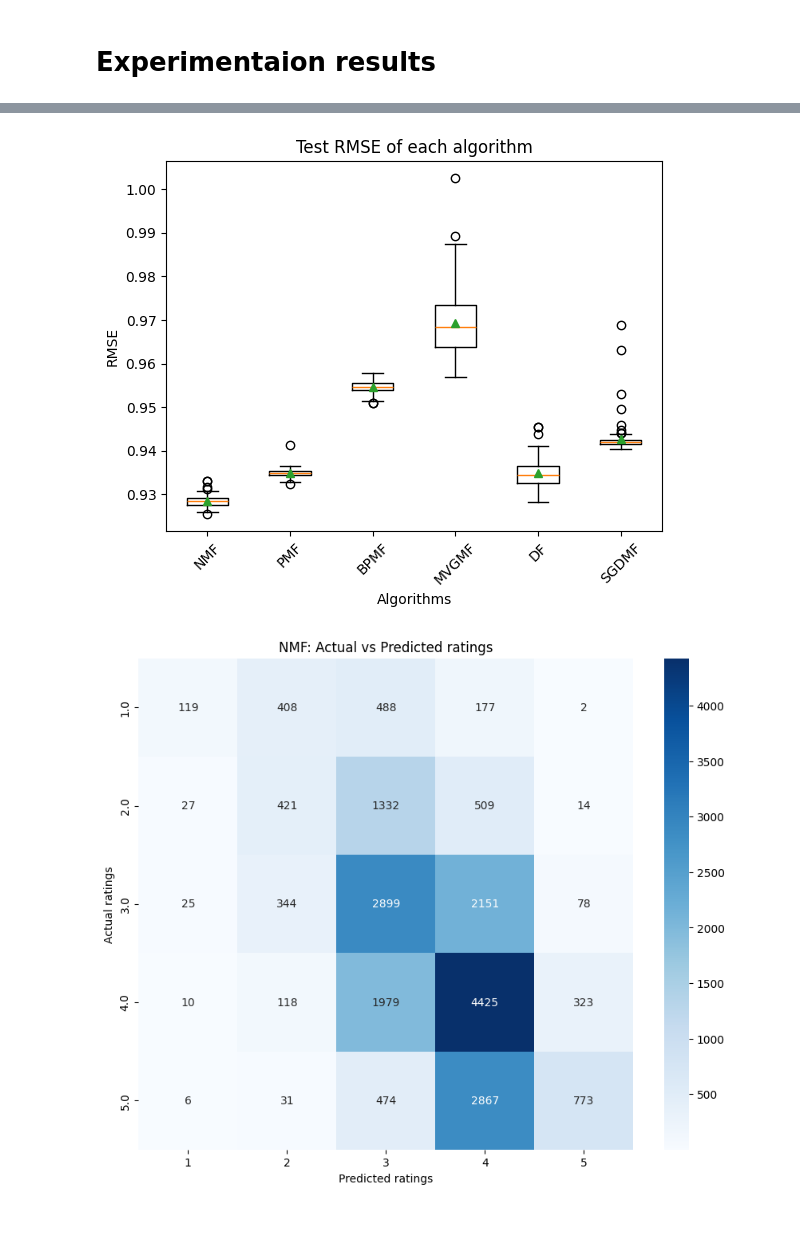
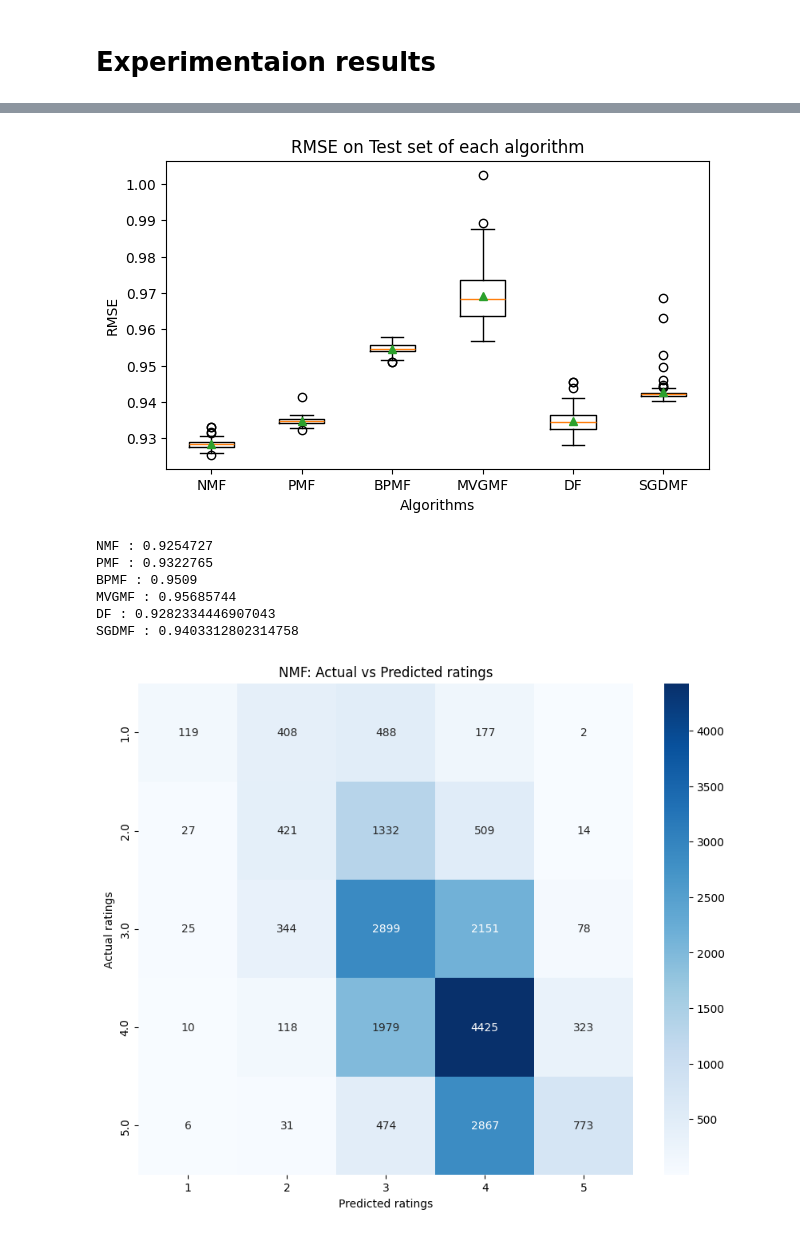
Before and after one commit to minhtuan27/master-thesis, a Jupyter notebook: Experiment/movielens100k.ipynb, the cells around one changed output, grey strips where cells are left out. Cells and saved outputs as stored; diff of their text form; code cells hidden in the pictures.

```diff
--- a/Experiment/movielens100k.ipynb
+++ b/Experiment/movielens100k.ipynb
@@ -1109,17 +1113,34 @@ plt.show()
 # %%
+plt.figure(figsize=(7, 4))
+
 # Concatenate the results of all algorithms
 results = pd.concat([nmf_results, pmf_results, bpmf_results, mvgmf_results, df_results, sgdmf_results])
 
 # Plot the mean test RMSE
 algorithm_names = ['NMF', 'PMF', 'BPMF', 'MVGMF', 'DF', 'SGDMF']
 plt.boxplot([nmf_results['Test RMSE'], pmf_results['Test RMSE'], bpmf_results['Test RMSE'], mvgmf_results['Test RMSE'], df_results['Test RMSE'], sgdmf_results['Test RMSE']], showmeans=True)
 plt.xlabel('Algorithms')
 plt.ylabel('RMSE')
-plt.title('Test RMSE of each algorithm')
-plt.xticks(range(1, len(algorithm_names) + 1), algorithm_names, rotation=45)
+plt.title('RMSE on Test set of each algorithm')
+plt.xticks(range(1, len(algorithm_names) + 1), algorithm_names)
 plt.show()
 # %% [output]
-[figure, old version]
+[figure, new version]
+# %%
+# Print the best results by each algorithm
+print('NMF :', np.min(nmf_results['Test RMSE']))
+print('PMF :', np.min(pmf_results['Test RMSE']))
+print('BPMF :', np.min(bpmf_results['Test RMSE']))
+print('MVGMF :', np.min(mvgmf_results['Test RMSE']))
+print('DF :', np.min(df_results['Test RMSE']))
+print('SGDMF :', np.min(sgdmf_results['Test RMSE']))
+# %% [output]
+NMF : 0.9254727
+PMF : 0.9322765
+BPMF : 0.9509
+MVGMF : 0.95685744
+DF : 0.9282334446907043
+SGDMF : 0.9403312802314758
 # %%
 # Plot the heatmap for NMF
 plt.figure(figsize=(10, 8))
```
Also changed, not shown: parts of 2 cells of this notebook, 6 other files.
